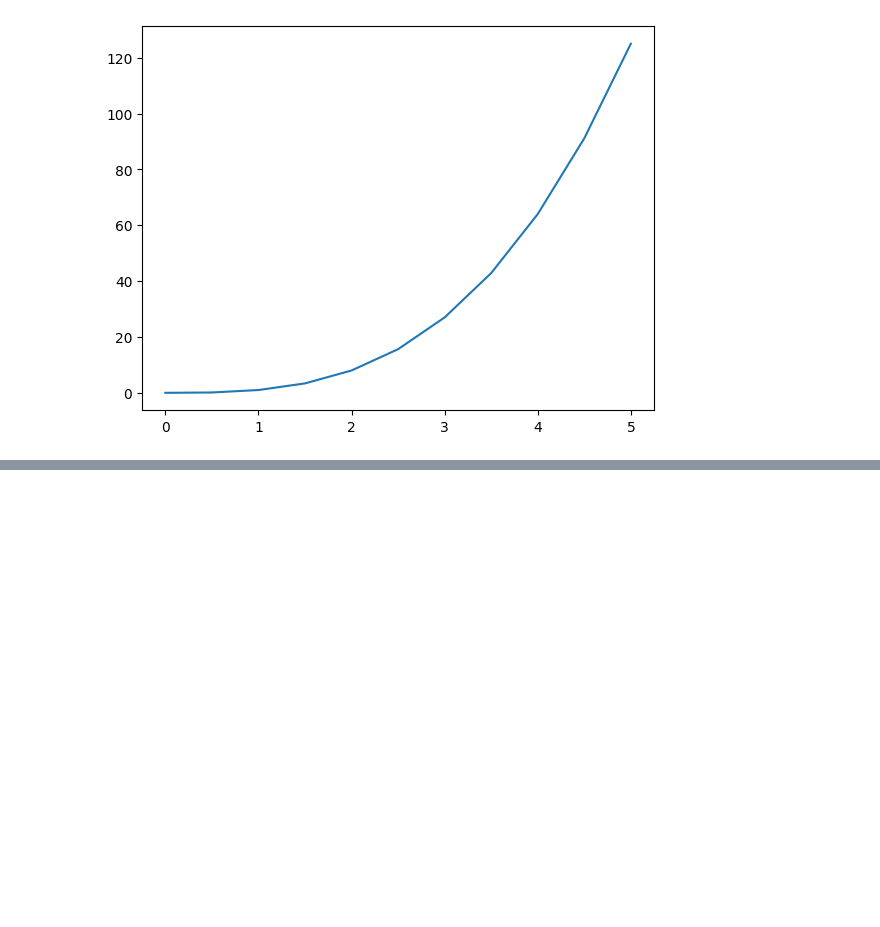
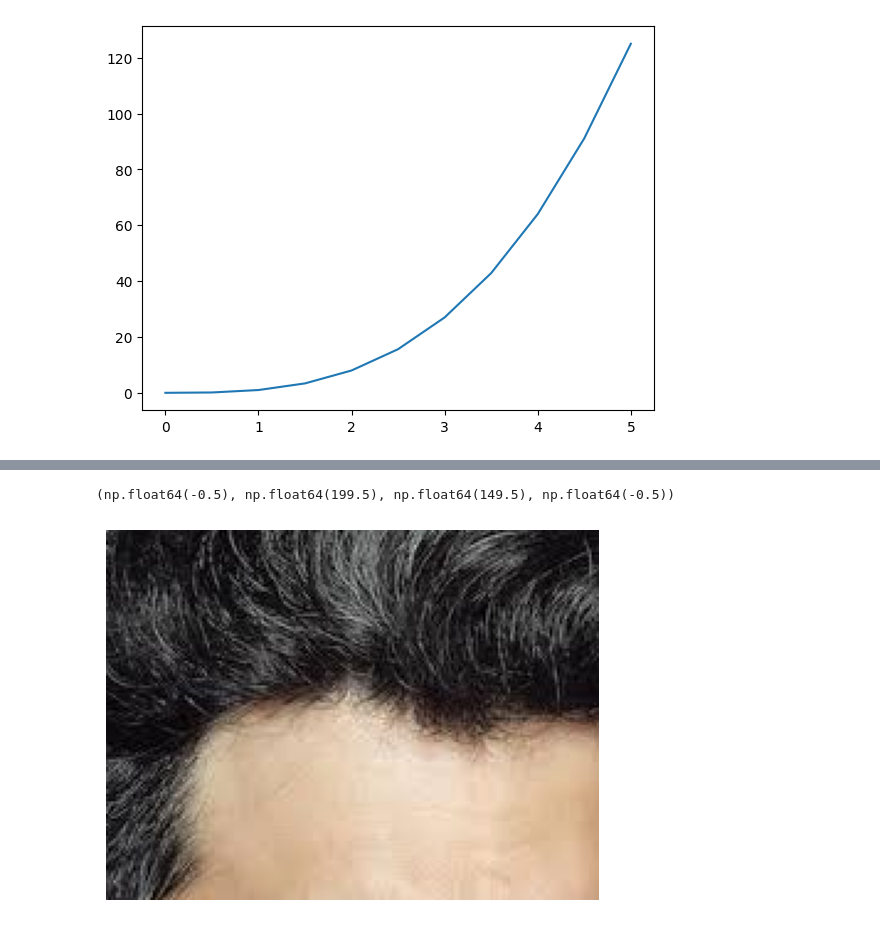
Before and after one commit to Itx-Psycho0/MY-Skills, a Jupyter notebook: SCRIPTING_LANGUAGES/Python/day15.ipynb, the cells around one changed output, grey strips where cells are left out. Drawn from its saved outputs; the diff is of its cells as text; code cells hidden in the pictures; blank space fills up the shorter version.

```diff
--- a/SCRIPTING_LANGUAGES/Python/day15.ipynb
+++ b/SCRIPTING_LANGUAGES/Python/day15.ipynb
@@ -111,0 +118,7 @@ img = mpimg.imread("images.jpeg")
+# %%
+crop = img[50:200,100:300]
+plt.imshow(crop)
+plt.axis("off")
+# %% [output]
+(np.float64(-0.5), np.float64(199.5), np.float64(149.5), np.float64(-0.5))
+[figure, added]
```
Also changed, not shown: parts of 3 cells of this notebook.
